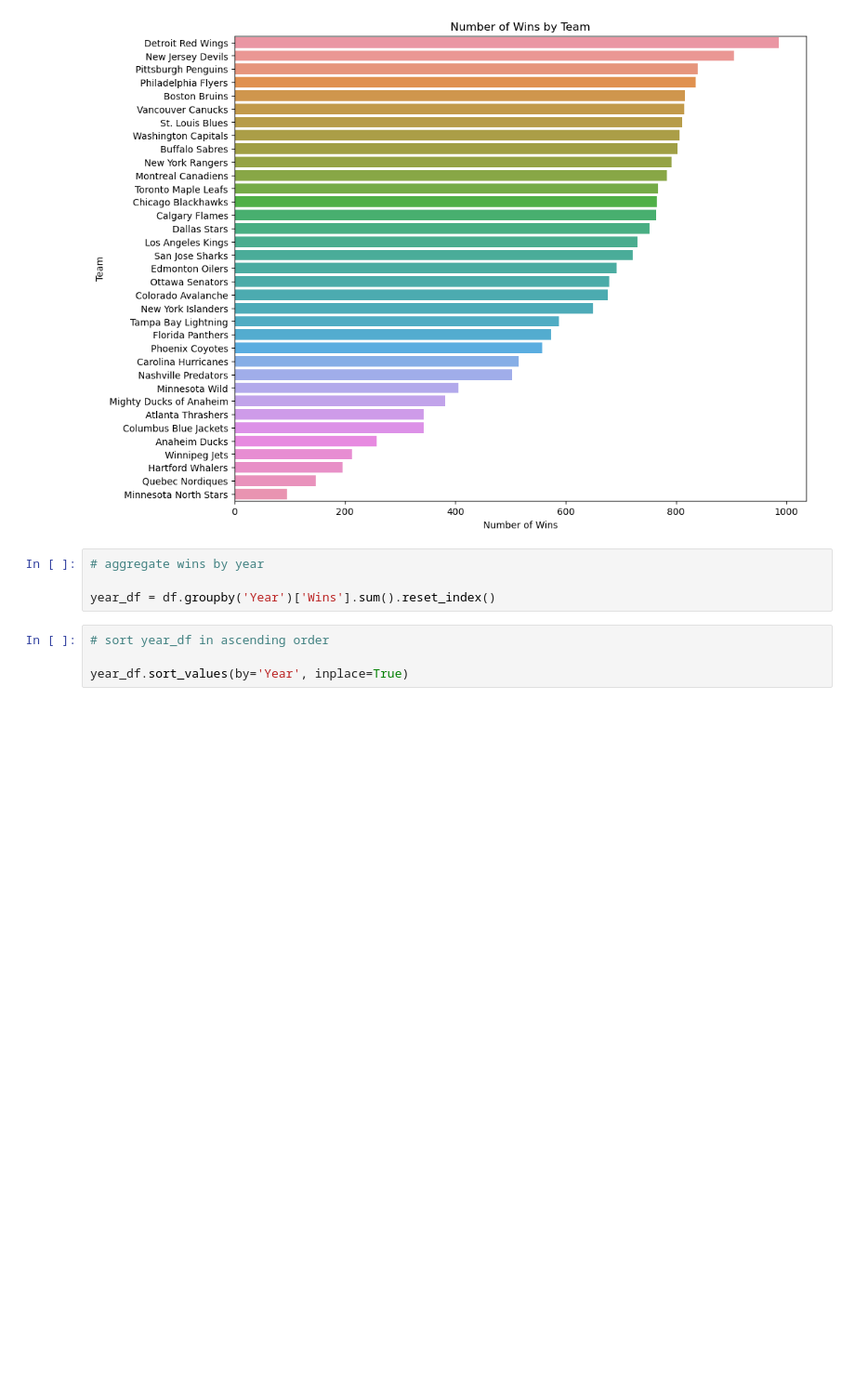
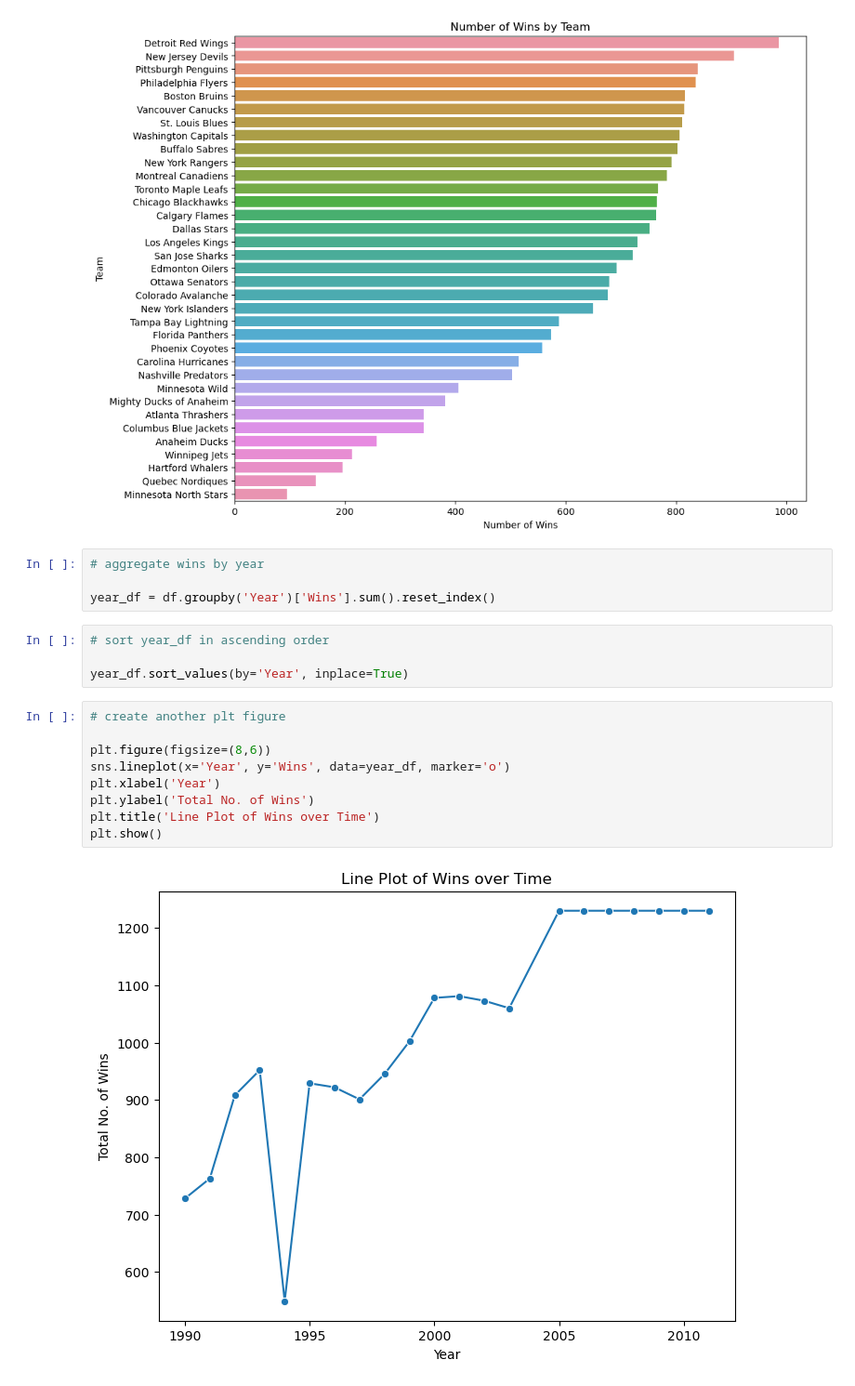
Before and after one commit to ni-lie/web-scraping-plus-eda, a Jupyter notebook: main.ipynb, the cells around one changed output. Shown at 93% size. Cells and saved outputs as stored; diff of their text form; blank space fills up the shorter version.

Commit message:
feat: create a line plot of wins over time

```diff
--- a/main.ipynb
+++ b/main.ipynb
@@ -214,3 +214,14 @@ year_df = df.groupby('Year')['Wins'].sum().reset_index()
 # sort year_df in ascending order
 
 year_df.sort_values(by='Year', inplace=True)
+# %%
+# create another plt figure
+
+plt.figure(figsize=(8,6))
+sns.lineplot(x='Year', y='Wins', data=year_df, marker='o')
+plt.xlabel('Year')
+plt.ylabel('Total No. of Wins')
+plt.title('Line Plot of Wins over Time')
+plt.show()
+# %% [output]
+[figure, added]
```
